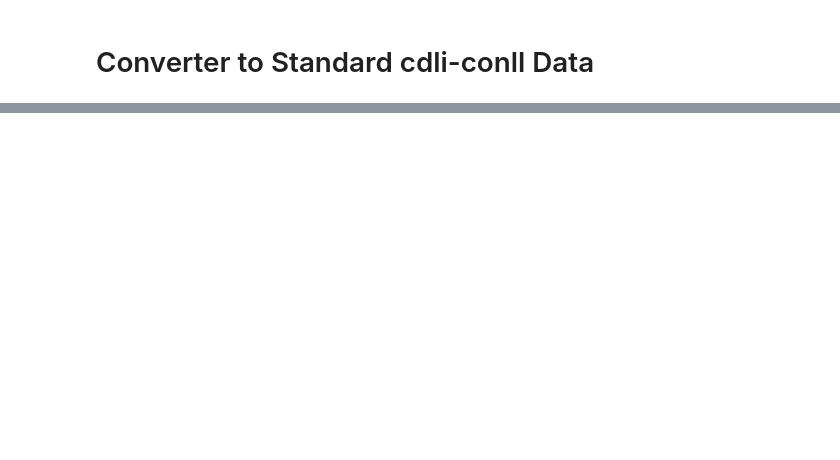
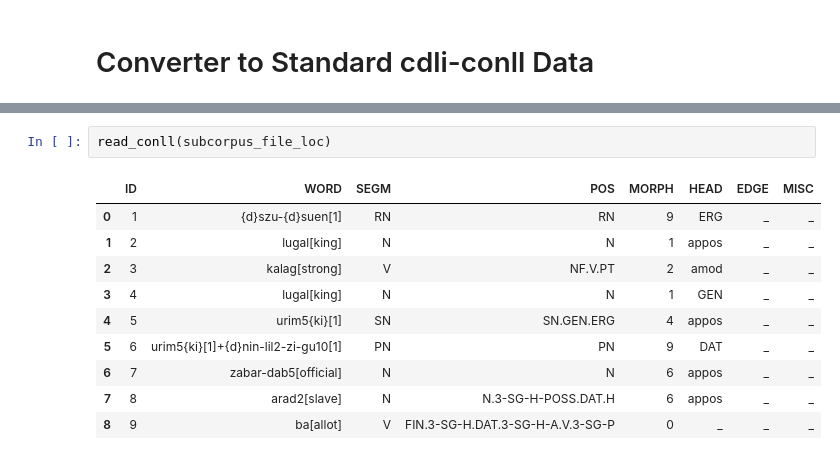
Before and after one commit to jzywaaaaa/Cleaning-Conll-Output-of-the-Royal-Subcorpus, a Jupyter notebook: Conll_clean_up.ipynb, the cells around one changed output, grey strips where cells are left out. Cells and saved outputs as stored; diff of their text form; blank space fills up the shorter version.

```diff
--- a/Conll_clean_up.ipynb
+++ b/Conll_clean_up.ipynb
@@ -39,0 +86,13 @@ df
+# %%
+read_conll(subcorpus_file_loc)
+# %% [output]
+|  | ID | WORD | SEGM | POS | MORPH | HEAD | EDGE | MISC |
+| 0 | 1 | {d}szu-{d}suen[1] | RN | RN | 9 | ERG | _ | _ |
+| 1 | 2 | lugal[king] | N | N | 1 | appos | _ | _ |
+| 2 | 3 | kalag[strong] | V | NF.V.PT | 2 | amod | _ | _ |
+| 3 | 4 | lugal[king] | N | N | 1 | GEN | _ | _ |
+| 4 | 5 | urim5{ki}[1] | SN | SN.GEN.ERG | 4 | appos | _ | _ |
+| 5 | 6 | urim5{ki}[1]+{d}nin-lil2-zi-gu10[1] | PN | PN | 9 | DAT | _ | _ |
+| 6 | 7 | zabar-dab5[official] | N | N | 6 | appos | _ | _ |
+| 7 | 8 | arad2[slave] | N | N.3-SG-H-POSS.DAT.H | 6 | appos | _ | _ |
+| 8 | 9 | ba[allot] | V | FIN.3-SG-H.DAT.3-SG-H-A.V.3-SG-P | 0 | _ | _ | _ |
```
Also changed, not shown: parts of 17 cells of this notebook.
